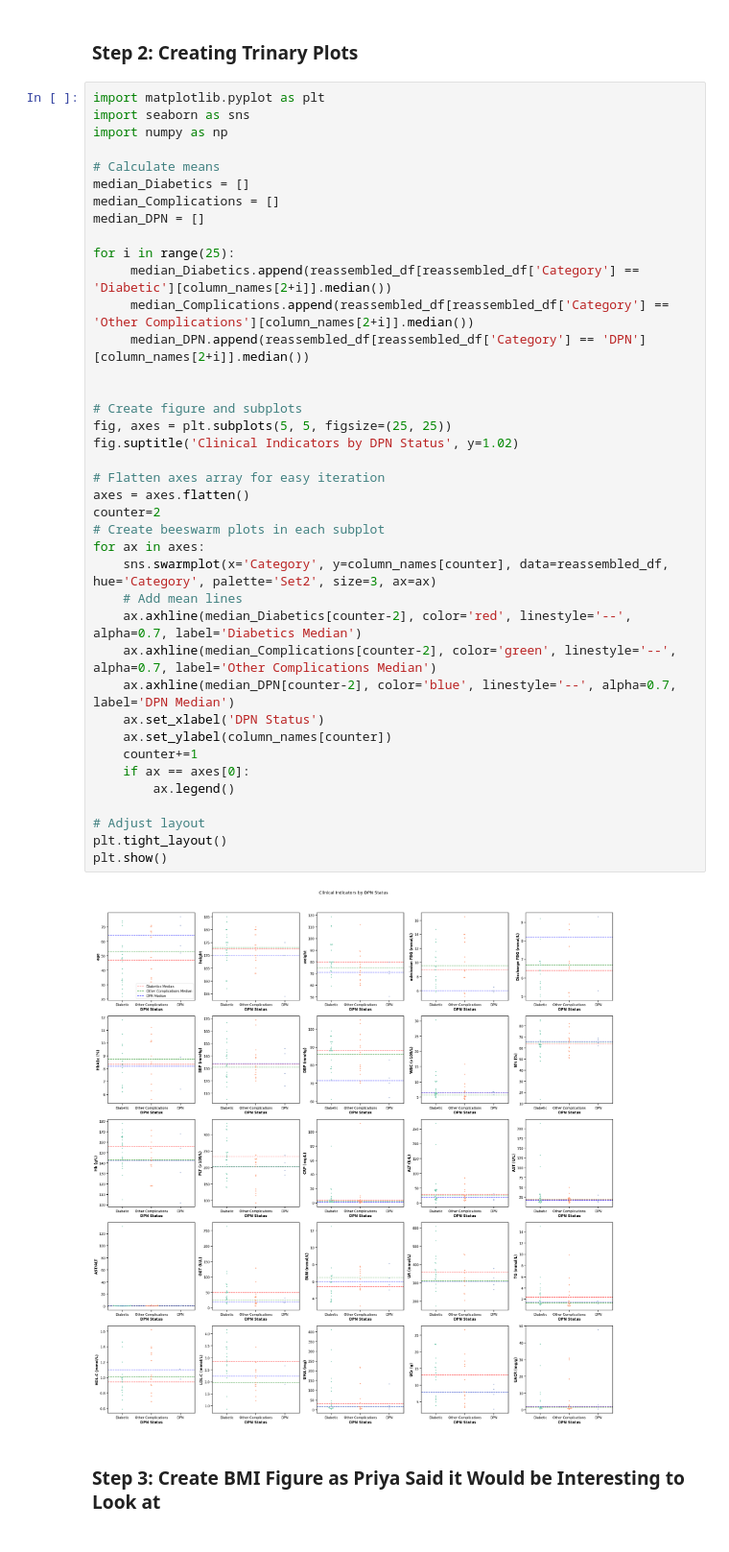
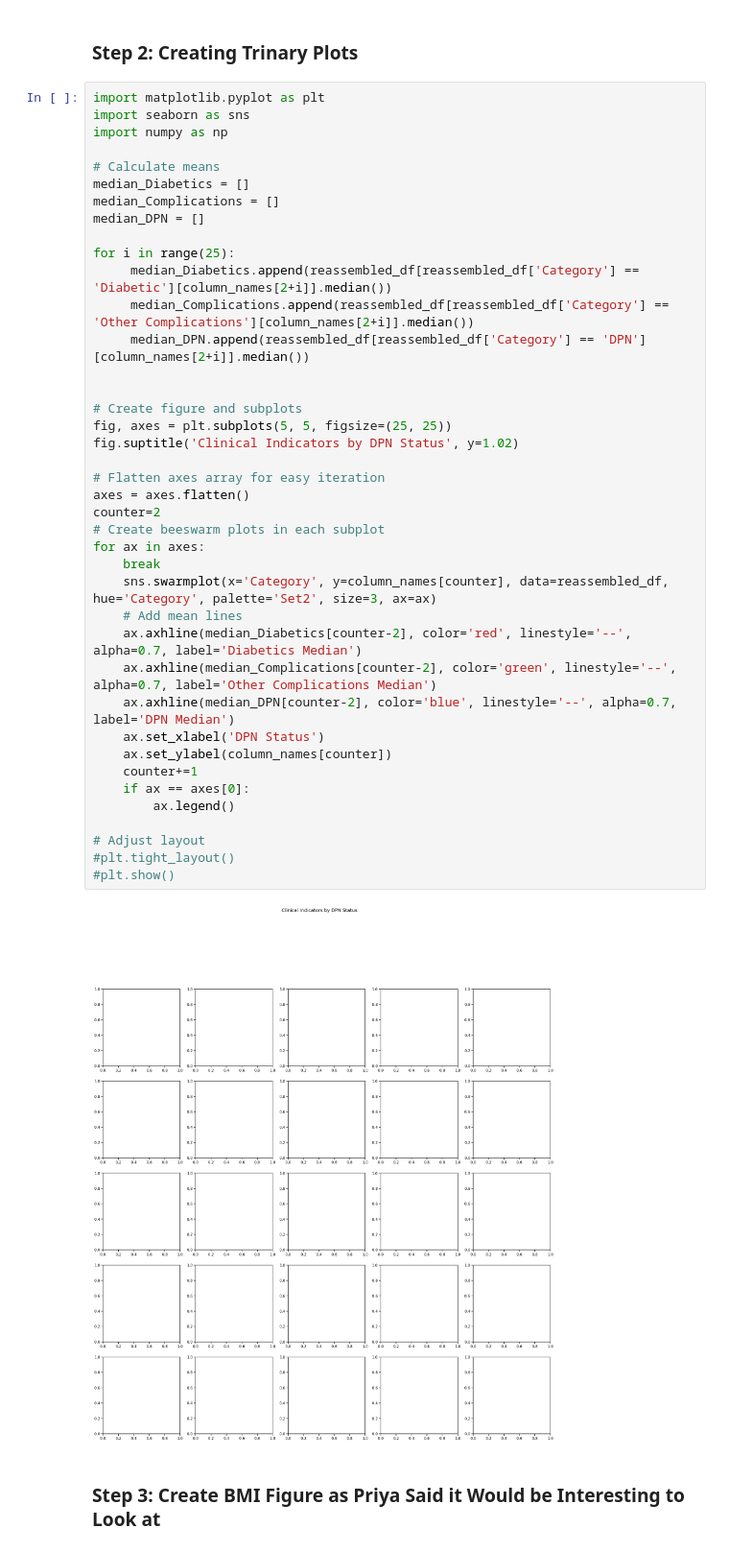
Before and after one commit to ad-aspera/HRV-EDA, a Jupyter notebook: Demographics2.ipynb, the cells around one changed output. Shown at 96% size. Cells and saved outputs as stored; diff of their text form.

```diff
--- a/Demographics2.ipynb
+++ b/Demographics2.ipynb
@@ -90,36 +90,37 @@ median_Complications = []
 median_DPN = []
 
 for i in range(25):
      median_Diabetics.append(reassembled_df[reassembled_df['Category'] == 'Diabetic'][column_names[2+i]].median())
      median_Complications.append(reassembled_df[reassembled_df['Category'] == 'Other Complications'][column_names[2+i]].median())
      median_DPN.append(reassembled_df[reassembled_df['Category'] == 'DPN'][column_names[2+i]].median())
 
 
 # Create figure and subplots
 fig, axes = plt.subplots(5, 5, figsize=(25, 25))
 fig.suptitle('Clinical Indicators by DPN Status', y=1.02)
 
 # Flatten axes array for easy iteration
 axes = axes.flatten()
 counter=2
 # Create beeswarm plots in each subplot
 for ax in axes:
+    break
     sns.swarmplot(x='Category', y=column_names[counter], data=reassembled_df, hue='Category', palette='Set2', size=3, ax=ax)
     # Add mean lines
     ax.axhline(median_Diabetics[counter-2], color='red', linestyle='--', alpha=0.7, label='Diabetics Median')
     ax.axhline(median_Complications[counter-2], color='green', linestyle='--', alpha=0.7, label='Other Complications Median')
     ax.axhline(median_DPN[counter-2], color='blue', linestyle='--', alpha=0.7, label='DPN Median')
     ax.set_xlabel('DPN Status')
     ax.set_ylabel(column_names[counter])
     counter+=1
     if ax == axes[0]:
         ax.legend()
 
 # Adjust layout
-plt.tight_layout()
-plt.show()
+#plt.tight_layout()
+#plt.show()
 # %% [output]
-[figure, old version]
+[figure, new version]
 # %% [markdown]
 ### Step 3: Create BMI Figure as Priya Said it Would be Interesting to Look at
 # %%
```
Also changed, not shown: parts of 3 cells of this notebook, 21 other files.
